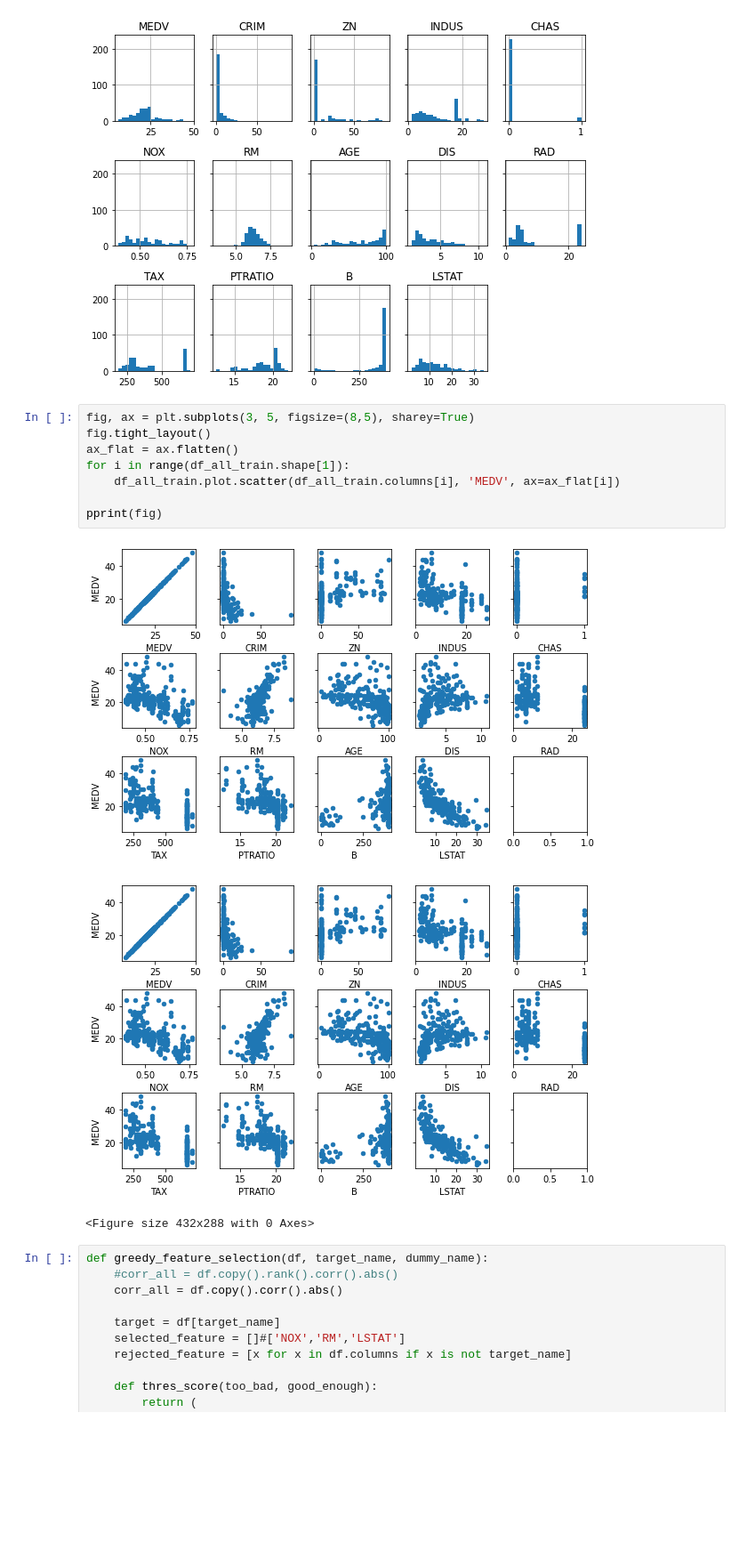
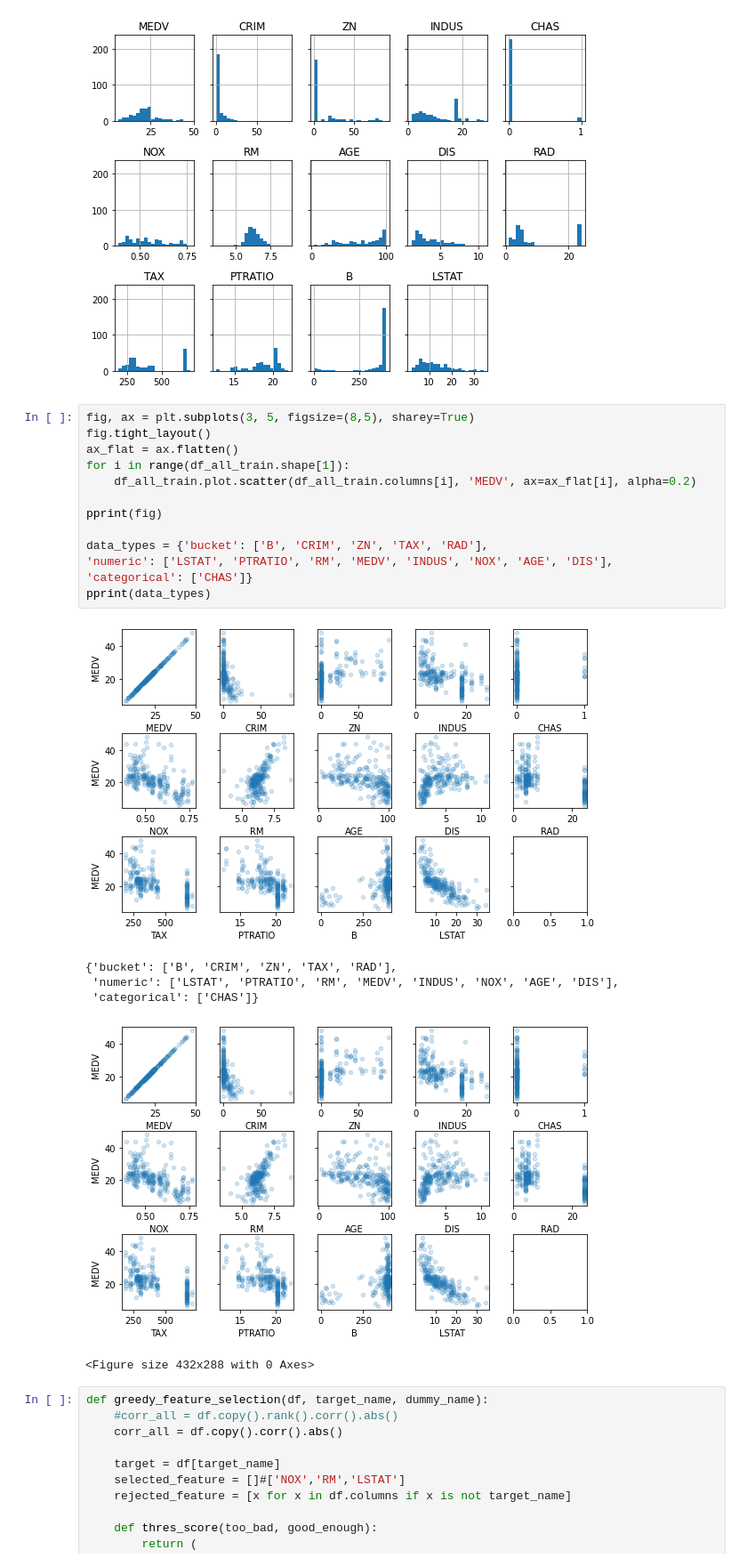
Before and after one commit to Thessal/kakao_interview, a Jupyter notebook: problem_3.ipynb, the cells around one changed output. Shown at 89% size. Cells and saved outputs as stored; diff of their text form; blank space fills up the shorter version.

```diff
--- a/problem_3.ipynb
+++ b/problem_3.ipynb
@@ -291,15 +296,23 @@ array([[<AxesSubplot:title={'center':'MEDV'}>,
 # %%
 fig, ax = plt.subplots(3, 5, figsize=(8,5), sharey=True)
 fig.tight_layout()
 ax_flat = ax.flatten()
 for i in range(df_all_train.shape[1]):
-    df_all_train.plot.scatter(df_all_train.columns[i], 'MEDV', ax=ax_flat[i])
+    df_all_train.plot.scatter(df_all_train.columns[i], 'MEDV', ax=ax_flat[i], alpha=0.2)
 
 pprint(fig)
+
+data_types = {'bucket': ['B', 'CRIM', 'ZN', 'TAX', 'RAD'],
+'numeric': ['LSTAT', 'PTRATIO', 'RM', 'MEDV', 'INDUS', 'NOX', 'AGE', 'DIS'],
+'categorical': ['CHAS']}
+pprint(data_types)
 # %% [output]
-[figure, old version]
+[figure, new version]
+{'bucket': ['B', 'CRIM', 'ZN', 'TAX', 'RAD'],
+ 'numeric': ['LSTAT', 'PTRATIO', 'RM', 'MEDV', 'INDUS', 'NOX', 'AGE', 'DIS'],
+ 'categorical': ['CHAS']}
-[figure, old version]
+[figure, new version]
-<Figure size 432x288 with 0 Axes>
+<Figure size 432x288 with 0 Axes>
 # %%
 def greedy_feature_selection(df, target_name, dummy_name):
     #corr_all = df.copy().rank().corr().abs()
```
Also changed, not shown: parts of 11 cells of this notebook, 1 other file.
